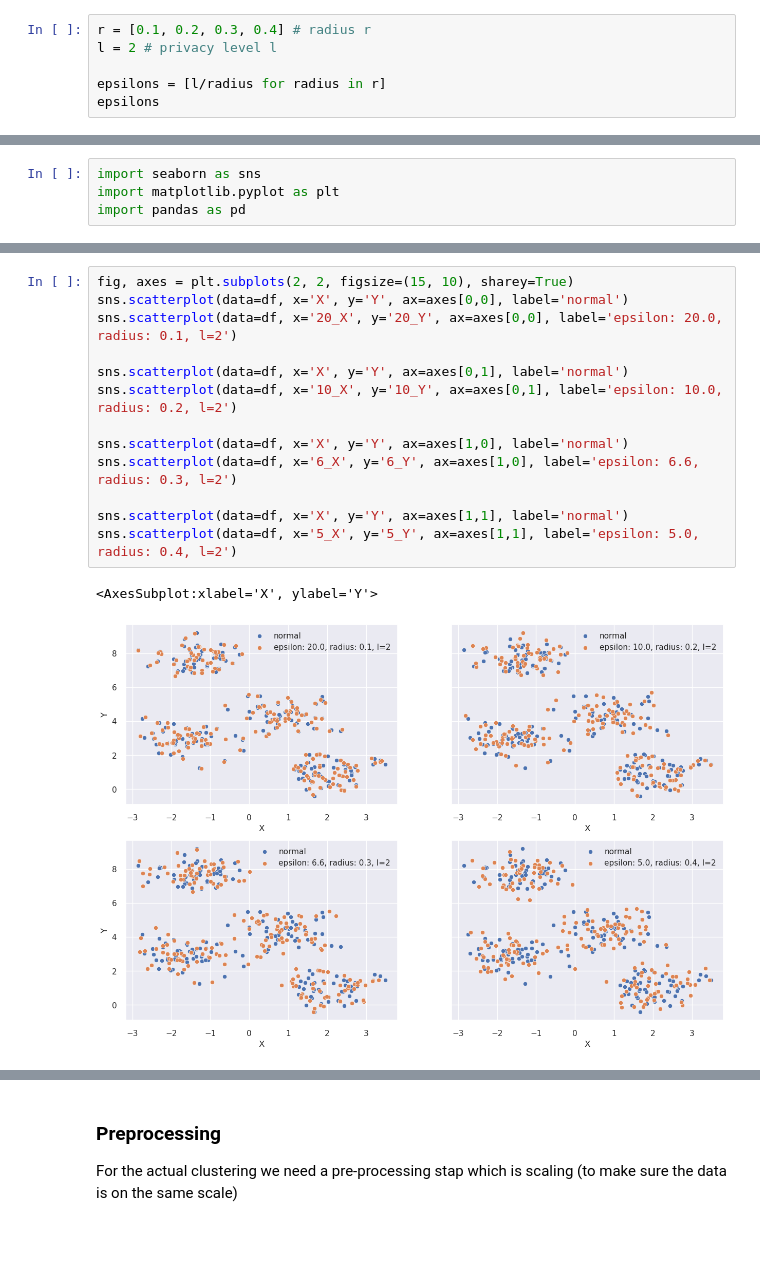
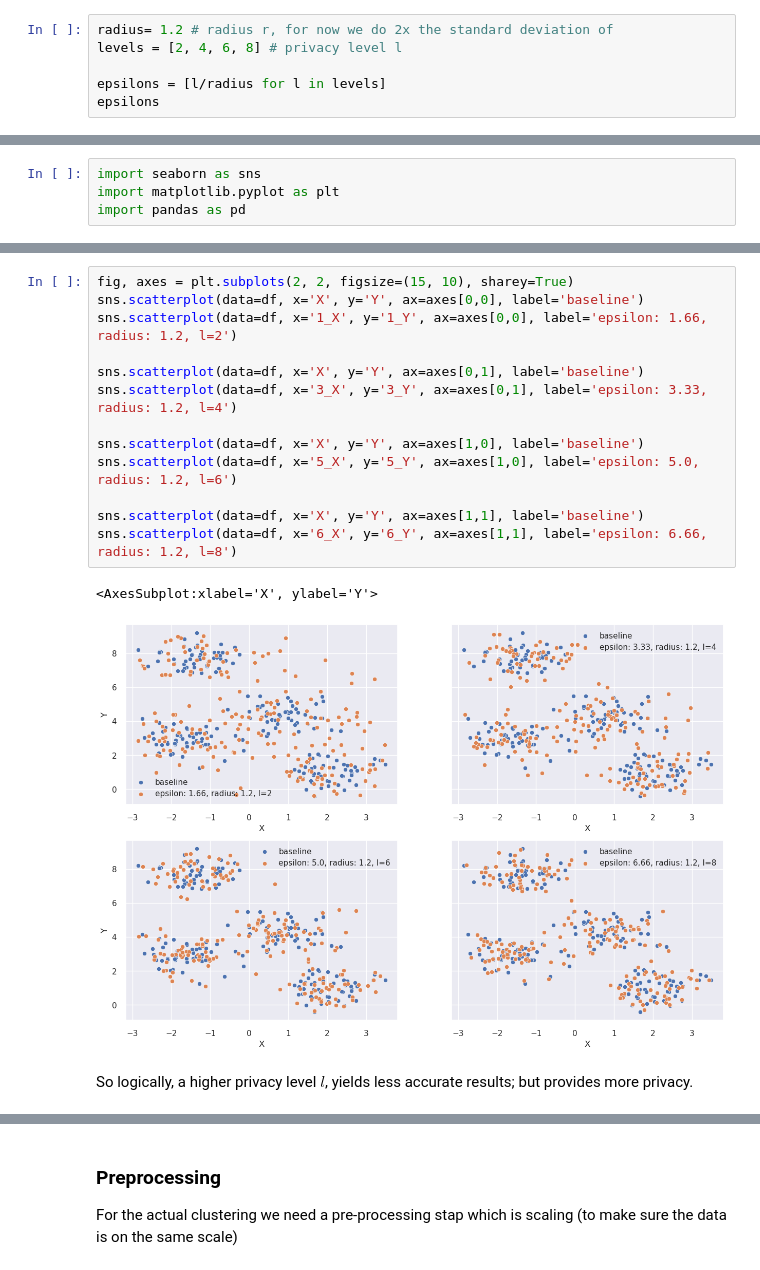
Before and after one commit to tjvanderende/privacy-preserved-clustering-with-nD-Laplace, a Jupyter notebook: RQ1/2D-Laplace-experiment.ipynb, the cells around one changed output, grey strips where cells are left out. Drawn from its saved outputs; the diff is of its cells as text; blank space fills up the shorter version.

Commit message:
results

```diff
--- a/RQ1/2D-Laplace-experiment.ipynb
+++ b/RQ1/2D-Laplace-experiment.ipynb
@@ -110,9 +110,9 @@ def generate_truncated_laplace_noise(X, epsilon):
 4. Measurement: We evaluate the differences using the scores metrics that can be used to assess the performance of cluster algorithms. For this purpose we juse the adjusted mutual information index.
 4. Finally, we check how the algorithm performs for distributed data by splitting 10 different datasets between 10 - 15 samples and conduct point 4 again.
 # %%
-r = [0.1, 0.2, 0.3, 0.4] # radius r
-l = 2 # privacy level l
+radius= 1.2 # radius r, for now we do 2x the standard deviation of
+levels = [2, 4, 6, 8] # privacy level l
 
-epsilons = [l/radius for radius in r]
+epsilons = [l/radius for l in levels]
 epsilons
 # %% [output]
@@ -171,18 +157,20 @@ df.head()
 # %%
 fig, axes = plt.subplots(2, 2, figsize=(15, 10), sharey=True)
-sns.scatterplot(data=df, x='X', y='Y', ax=axes[0,0], label='normal')
-sns.scatterplot(data=df, x='20_X', y='20_Y', ax=axes[0,0], label='epsilon: 20.0, radius: 0.1, l=2')
+sns.scatterplot(data=df, x='X', y='Y', ax=axes[0,0], label='baseline')
+sns.scatterplot(data=df, x='1_X', y='1_Y', ax=axes[0,0], label='epsilon: 1.66, radius: 1.2, l=2')
 
-sns.scatterplot(data=df, x='X', y='Y', ax=axes[0,1], label='normal')
-sns.scatterplot(data=df, x='10_X', y='10_Y', ax=axes[0,1], label='epsilon: 10.0, radius: 0.2, l=2')
+sns.scatterplot(data=df, x='X', y='Y', ax=axes[0,1], label='baseline')
+sns.scatterplot(data=df, x='3_X', y='3_Y', ax=axes[0,1], label='epsilon: 3.33, radius: 1.2, l=4')
 
-sns.scatterplot(data=df, x='X', y='Y', ax=axes[1,0], label='normal')
-sns.scatterplot(data=df, x='6_X', y='6_Y', ax=axes[1,0], label='epsilon: 6.6, radius: 0.3, l=2')
+sns.scatterplot(data=df, x='X', y='Y', ax=axes[1,0], label='baseline')
+sns.scatterplot(data=df, x='5_X', y='5_Y', ax=axes[1,0], label='epsilon: 5.0, radius: 1.2, l=6')
 
-sns.scatterplot(data=df, x='X', y='Y', ax=axes[1,1], label='normal')
-sns.scatterplot(data=df, x='5_X', y='5_Y', ax=axes[1,1], label='epsilon: 5.0, radius: 0.4, l=2')
+sns.scatterplot(data=df, x='X', y='Y', ax=axes[1,1], label='baseline')
+sns.scatterplot(data=df, x='6_X', y='6_Y', ax=axes[1,1], label='epsilon: 6.66, radius: 1.2, l=8')
 # %% [output]
 <AxesSubplot:xlabel='X', ylabel='Y'>
-[figure, old version]
+[figure, new version]
+# %% [markdown]
+So logically, a higher privacy level $l$, yields less accurate results; but provides more privacy.
 # %% [markdown]
 ## Clustering
```
Also changed, not shown: parts of 21 cells of this notebook, 1 other file.
